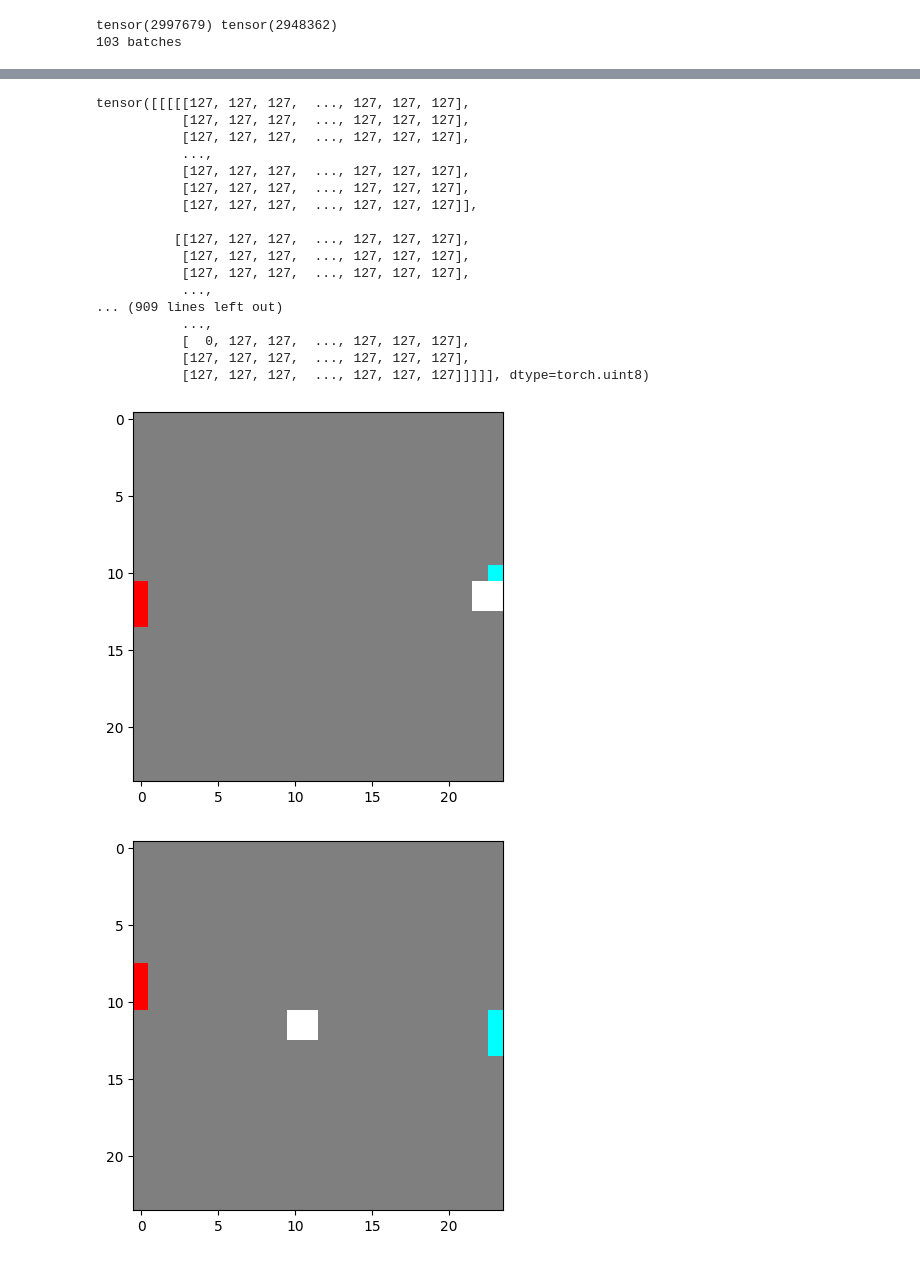
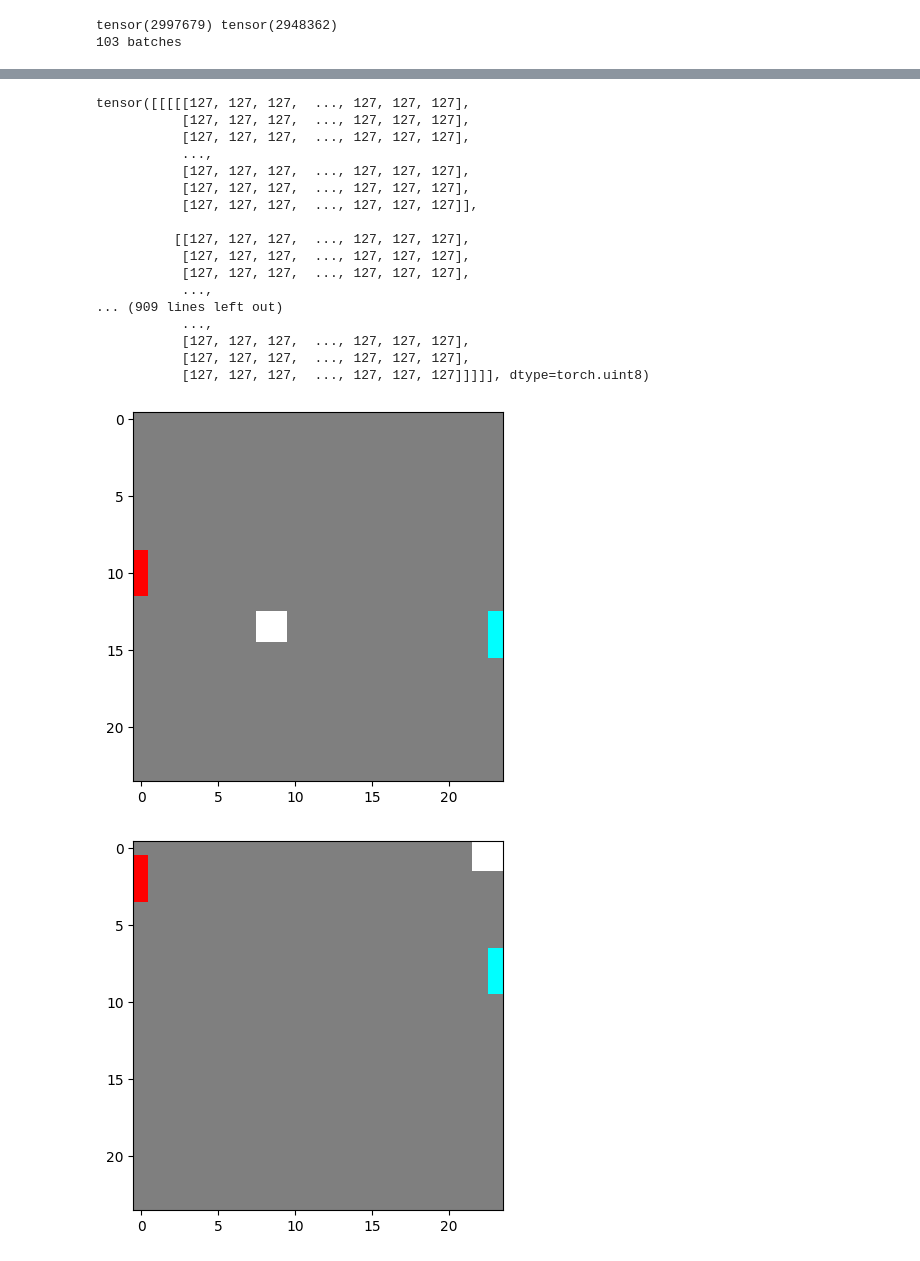
Before and after one commit to wendlerc/toy-wm, a Jupyter notebook: scratchpad.ipynb, the cells around one changed output, grey strips where cells are left out. Saved outputs shown, nothing was run; the diff lists cells and outputs as text; code cells hidden in the pictures.

```diff
--- a/scratchpad.ipynb
+++ b/scratchpad.ipynb
@@ -24,5 +24,5 @@ loader, pred2frame = get_loader()
 tensor(2997679) tensor(2948362)
 103 batches
 # %%
-frames, a1, a2 = next(iter(loader))
+frames, a = next(iter(loader))
 # %%
@@ -63,16 +63,16 @@ tensor([[[[[127, 127, 127,  ..., 127, 127, 127],
            ...,
 ... (909 lines left out)
            ...,
-           [  0, 127, 127,  ..., 127, 127, 127],
+           [127, 127, 127,  ..., 127, 127, 127],
            [127, 127, 127,  ..., 127, 127, 127],
            [127, 127, 127,  ..., 127, 127, 127]]]]], dtype=torch.uint8)
 # %%
 plt.imshow(frames[0, 0].permute(1, 2, 0))
 plt.show()
 # %% [output]
-[figure, old version]
+[figure, new version]
 # %%
-plt.imshow(frames[1, 0].permute(1, 2, 0))
+plt.imshow(frames[2, 0].permute(1, 2, 0))
 plt.show()
 # %% [output]
-[figure, old version]
+[figure, new version]
```
Also changed, not shown: parts of 4 cells of this notebook, 9 other files.
